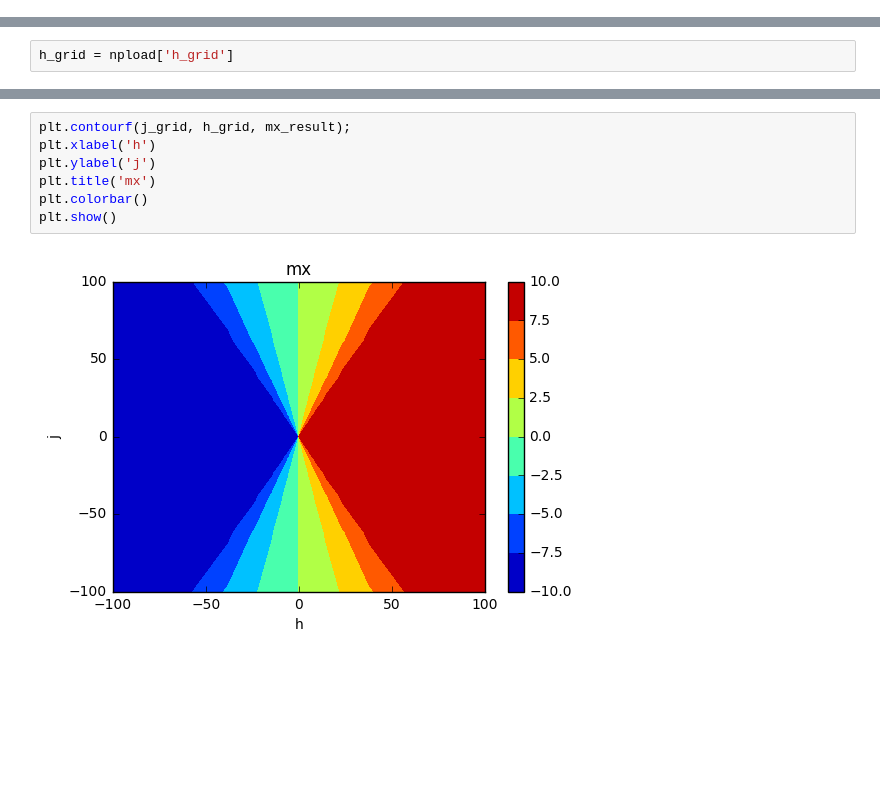
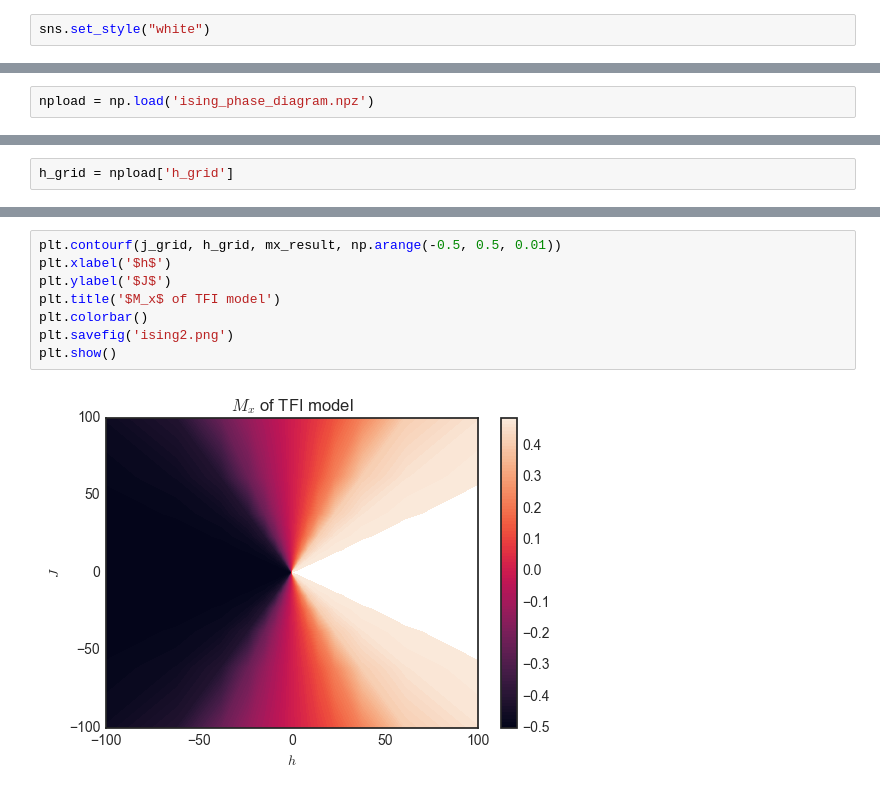
Before and after one commit to liwt31/SimpleMPS, a Jupyter notebook: Notebook/analyze_ising.ipynb, the cells around one changed output, grey strips where cells are left out. Drawn from its saved outputs; the diff is of its cells as text; blank space fills up the shorter version.

Commit message:
improve figure in notebook and improve readme

```diff
--- a/Notebook/analyze_ising.ipynb
+++ b/Notebook/analyze_ising.ipynb
@@ -2,6 +2,8 @@
 from matplotlib import pyplot as plt
 import seaborn as sns
 import numpy as np
+# %%
+sns.set_style("white")
 # %%
 import warnings
 warnings.filterwarnings('ignore')
@@ -10,3 +37,5 @@ npload = np.load('ising.npz')
+# %%
+npload = np.load('ising_phase_diagram.npz')
 # %%
 mx_result = npload['mx_result']
 # %%
@@ -26,10 +47,11 @@ sns.heatmap(mz_result); plt.show()
 # %%
-plt.contourf(j_grid, h_grid, mx_result);
-plt.xlabel('h')
-plt.ylabel('j')
-plt.title('mx')
+plt.contourf(j_grid, h_grid, mx_result, np.arange(-0.5, 0.5, 0.01))
+plt.xlabel('$h$')
+plt.ylabel('$J$')
+plt.title('$M_x$ of TFI model')
 plt.colorbar()
+plt.savefig('ising2.png')
 plt.show()
 # %% [output]
-[figure, old version]
+[figure, new version]
 # %%
```
Also changed, not shown: parts of 14 cells of this notebook, 11 other files.
